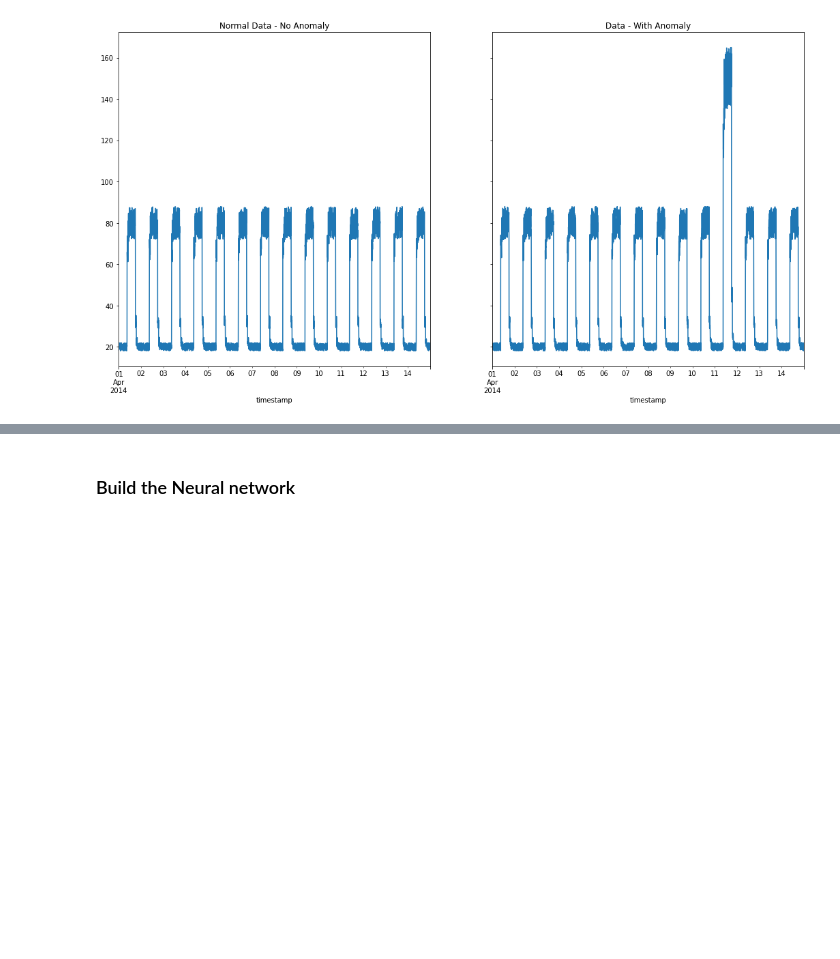
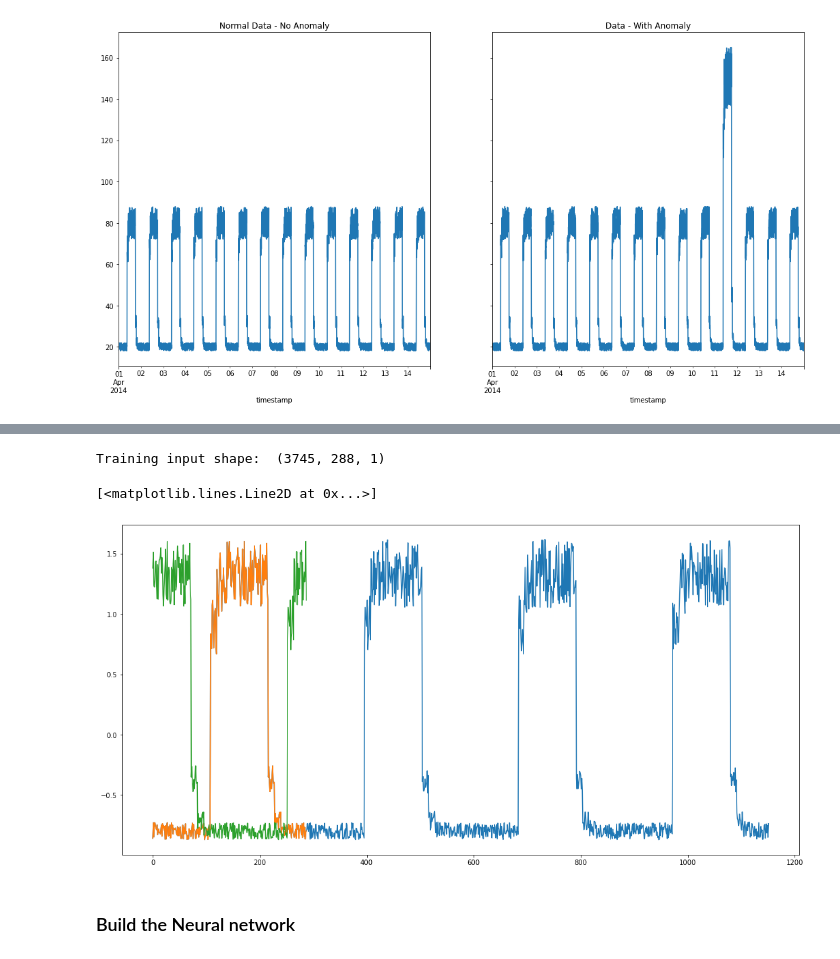
Before and after one commit to donneger/machinelearning_statistics, a Jupyter notebook: ml_project/ml_evaluation.ipynb, the cells around one changed output, grey strips where cells are left out. Saved outputs shown, nothing was run; the diff lists cells and outputs as text; code cells hidden in the pictures; blank space fills up the shorter version.

Commit message:
Updating the data preprocessing section

```diff
--- a/ml_project/ml_evaluation.ipynb
+++ b/ml_project/ml_evaluation.ipynb
@@ -320,3 +333,41 @@ x_train[0]
+# %%
+# To better assess patterns in data a technique called window sliding is used. This technique can be used for training ML models, each 'window' of data can be used to train the model in sequence.
+# https://www.geeksforgeeks.org/window-sliding-technique/
+# https://www.techtarget.com/searchnetworking/definition/sliding-windows
+# While it is a simple process to calculate, for example, the mean of the overall data set, on a time series of data points it may be more interesting to have a look at the mean over some fixed period and to see how the mean then trends in value over the full time series for each fixed period. This technique is also a fundamental part of the TCP transmission control protocol between computers
+# The data set contains 4032 data points over 14 days so each day has 4032/14 = 288 data points so this would appear to be a reasonable approach for calculating the window size.
+
+time_steps = 288
+
+# The code below will break up the 4032 data points into overlapping sets of 288 data points.
+# Function to generate the training sequences for use in the model.
+# Note the function returns np.stack. This is used to join arrays together to create a single array.
+#https://numpy.org/doc/stable/reference/generated/numpy.stack.html
+def create_windows(values, time_steps):
+    output = []
+    for i in range(len(values) - time_steps + 1):
+        output.append(values[i : (i + time_steps)])
+    return np.stack(output)
+
+
+x_train = create_windows(df_training_value.values, time_steps)
+print("Training input shape: ", x_train.shape)
+# %% [output]
+Training input shape:  (3745, 288, 1)
+# %%
+# Have a look at one of the windows superimposed on a selection of the overall training data. Have picked window # 0 and # 144.
+# Flatten is used to change the shape of the training input window to a 1D series so each window can be though of as a series of 288 values.
+# https://www.w3resource.com/numpy/manipulation/ndarray-flatten.php
+fig, ax = plt.subplots(figsize=(18,9))
+y = df_training_value.values[:1152]
+ax.plot(y);
+w = x_train[0].flatten()
+ax.plot(w);
+z = x_train[144].flatten()
+ax.plot(z)
+# %% [output]
+[<matplotlib.lines.Line2D at 0x...>]
+[figure, added]
 # %%
 #Redo the  the layers, and add in comments on what they are.
 #Figure out what they all mean.
```
Also changed, not shown: parts of 16 cells of this notebook.
